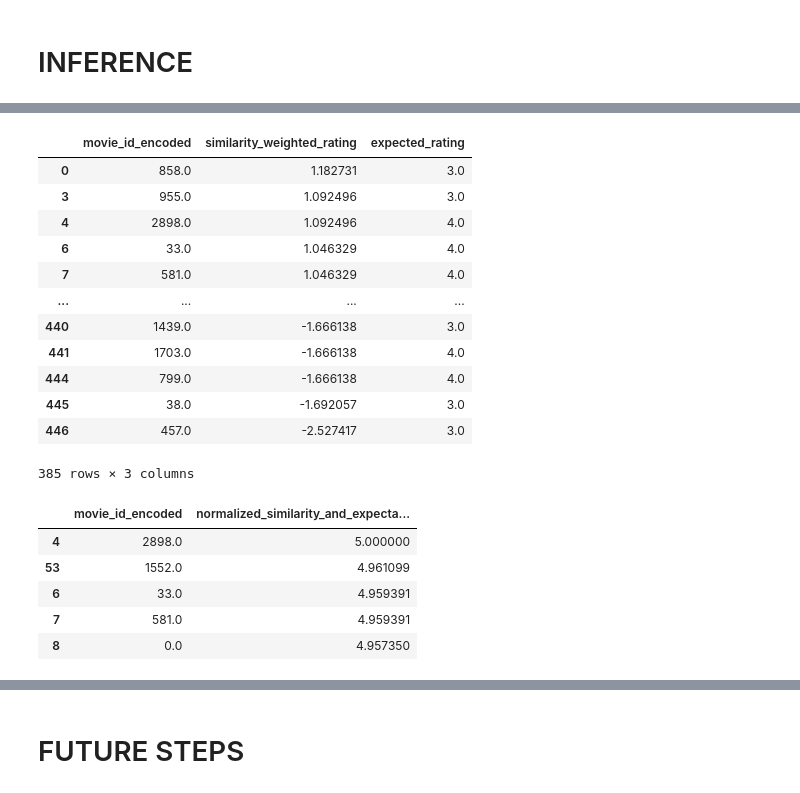
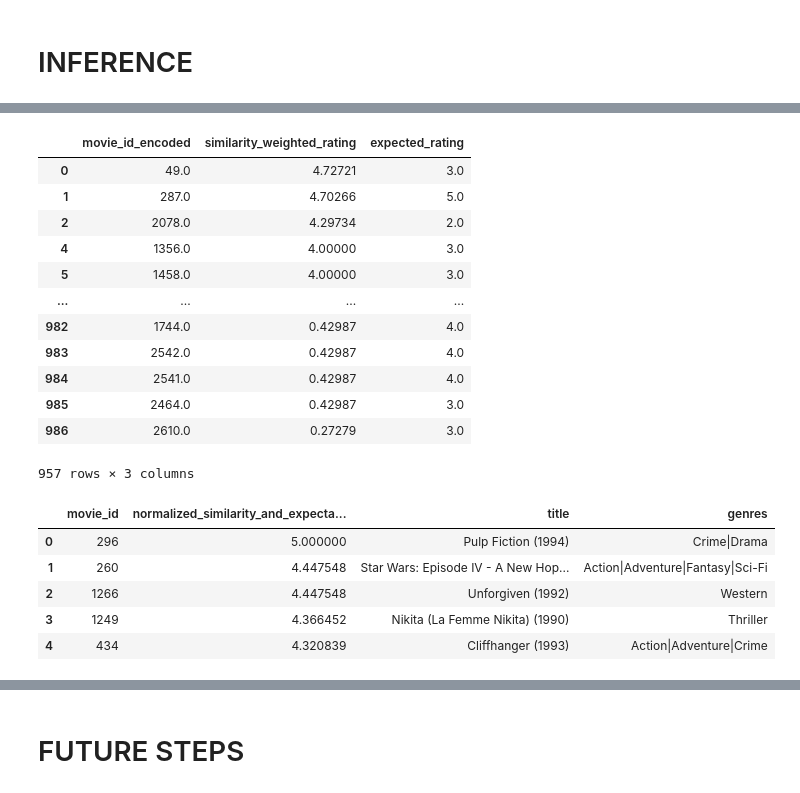
Before and after one commit to emremidilli/Movie-Recommender-System, a Jupyter notebook: Analysis.ipynb, the cells around one changed output, grey strips where cells are left out. Drawn from its saved outputs; the diff is of its cells as text; code cells hidden in the pictures.

```diff
--- a/Analysis.ipynb
+++ b/Analysis.ipynb
@@ -471,7 +471,7 @@ aMovieSimilarities =  pairwise_distances(aLatentFeaturesMovies, metric='cosine')
 # %% [markdown]
 # INFERENCE
 # %%
-iUserID = 2
+iUserID = 7
 
 iUserIDEncoded = int(oUserEncoder.transform(np.array(iUserID).reshape(-1, 1))[0][0])
 iUserIDEncoded
@@ -519,15 +508,5 @@ dfCosineDistancesToSimilarUsers
 # %%
 dfSimilarUserRatings = dfAnalysis[dfAnalysis['user_id_encoded'].isin(aMaxSimilarNUsers)]
-dfSimilarUserRatings = dfSimilarUserRatings.pivot(columns = 'movie_id_encoded', index = 'user_id_encoded', values = 'rating')
-dfSimilarUserRatings = dfSimilarUserRatings.subtract(dfSimilarUserRatings.mean(axis = 1),axis = 0)
-dfSimilarUserRatings = dfSimilarUserRatings.stack().reset_index()
-dfSimilarUserRatings.rename(columns = {0:'rating_normalized_per_user'}, inplace = True)
-
-dfSimilarUserRatings =  pd.merge(
-    left=dfSimilarUserRatings ,
-    right = dfAnalysis[['user_id_encoded', 'movie_id_encoded', 'rating']],
-    left_on=['user_id_encoded', 'movie_id_encoded'],
-    right_on = ['user_id_encoded', 'movie_id_encoded'])
 
 dfSimilarUserRatings = pd.merge(
     left=dfSimilarUserRatings,
@@ -536,7 +515,7 @@ dfSimilarUserRatings = pd.merge(
     right_index = True
 )
 
-dfSimilarUserRatings['similarity_weighted_rating'] = dfSimilarUserRatings['rating_normalized_per_user']/dfSimilarUserRatings['cosine_distance']
+dfSimilarUserRatings['similarity_weighted_rating'] = dfSimilarUserRatings['rating']/dfSimilarUserRatings['cosine_distance']
 dfSimilarUserRatings = dfSimilarUserRatings.groupby(['movie_id_encoded']).sum()['similarity_weighted_rating'].to_frame()
 dfSimilarUserRatings = (dfSimilarUserRatings['similarity_weighted_rating']/(np.sum(1/dfCosineDistancesToSimilarUsers.values))).to_frame()
 
@@ -569,18 +548,18 @@ for ix, srs in dfSimilarUserRatings.iterrows():
 dfSimilarUserRatings
 # %% [output]
 |  | movie_id_encoded | similarity_weighted_rating | expected_rating |
-| 0 | 858.0 | 1.182731 | 3.0 |
-| 3 | 955.0 | 1.092496 | 3.0 |
-| 4 | 2898.0 | 1.092496 | 4.0 |
-| 6 | 33.0 | 1.046329 | 4.0 |
-| 7 | 581.0 | 1.046329 | 4.0 |
+| 0 | 49.0 | 4.72721 | 3.0 |
+| 1 | 287.0 | 4.70266 | 5.0 |
+| 2 | 2078.0 | 4.29734 | 2.0 |
+| 4 | 1356.0 | 4.00000 | 3.0 |
+| 5 | 1458.0 | 4.00000 | 3.0 |
 | ... | ... | ... | ... |
-| 440 | 1439.0 | -1.666138 | 3.0 |
-| 441 | 1703.0 | -1.666138 | 4.0 |
-| 444 | 799.0 | -1.666138 | 4.0 |
-| 445 | 38.0 | -1.692057 | 3.0 |
-| 446 | 457.0 | -2.527417 | 3.0 |
+| 982 | 1744.0 | 0.42987 | 4.0 |
+| 983 | 2542.0 | 0.42987 | 4.0 |
+| 984 | 2541.0 | 0.42987 | 4.0 |
+| 985 | 2464.0 | 0.42987 | 3.0 |
+| 986 | 2610.0 | 0.27279 | 3.0 |
-385 rows × 3 columns
+957 rows × 3 columns
 # %%
 oInferenceMinMaxScaler = MinMaxScaler((np.min(dfSimilarUserRatings['expected_rating'].values), np.max(dfSimilarUserRatings['expected_rating'].values)))
 dfSimilarUserRatings['normalized_similarity_weighted_rating'] = oInferenceMinMaxScaler.fit_transform(dfSimilarUserRatings['similarity_weighted_rating'].values.reshape(-1, 1))
@@ -590,15 +569,20 @@ dfSimilarUserRatings['similarity_and_expectation_weighted_rating'] = dfSimilarUs
 oInferenceMinMaxScaler = MinMaxScaler((np.min(dfSimilarUserRatings['expected_rating'].values), np.max(dfSimilarUserRatings['expected_rating'].values)))
 dfSimilarUserRatings['normalized_similarity_and_expectation_weighted_rating'] = oInferenceMinMaxScaler.fit_transform(dfSimilarUserRatings['similarity_and_expectation_weighted_rating'].values.reshape(-1, 1))
 # %%
+dfToRecommend = dfSimilarUserRatings.copy()
+
 c_iTopNItemsToRecommend = 5
 
-dfSimilarUserRatings.sort_values(by = 'normalized_similarity_and_expectation_weighted_rating', ascending = False , inplace = True)
+dfToRecommend.sort_values(by = 'normalized_similarity_and_expectation_weighted_rating', ascending = False , inplace = True)
 
-dfSimilarUserRatings.head(c_iTopNItemsToRecommend)[['movie_id_encoded', 'normalized_similarity_and_expectation_weighted_rating']]
+dfToRecommend['movie_id'] =  oMovieEncoder.inverse_transform(dfToRecommend['movie_id_encoded'].to_frame())
+dfToRecommend = pd.merge(left = dfToRecommend, right = dfCopyMovies, left_on = 'movie_id', right_on = 'movie_id')
+
+dfToRecommend[['movie_id', 'normalized_similarity_and_expectation_weighted_rating', 'title', 'genres']].head(c_iTopNItemsToRecommend)
 # %% [output]
-|  | movie_id_encoded | normalized_similarity_and_expecta... |
-| 4 | 2898.0 | 5.000000 |
-| 53 | 1552.0 | 4.961099 |
-| 6 | 33.0 | 4.959391 |
-| 7 | 581.0 | 4.959391 |
-| 8 | 0.0 | 4.957350 |
+|  | movie_id | normalized_similarity_and_expecta... | title | genres |
+| 0 | 296 | 5.000000 | Pulp Fiction (1994) | Crime|Drama |
+| 1 | 260 | 4.447548 | Star Wars: Episode IV - A New Hop... | Action|Adventure|Fantasy|Sci-Fi |
+| 2 | 1266 | 4.447548 | Unforgiven (1992) | Western |
+| 3 | 1249 | 4.366452 | Nikita (La Femme Nikita) (1990) | Thriller |
+| 4 | 434 | 4.320839 | Cliffhanger (1993) | Action|Adventure|Crime |
```
Also changed, not shown: parts of 6 cells of this notebook.
